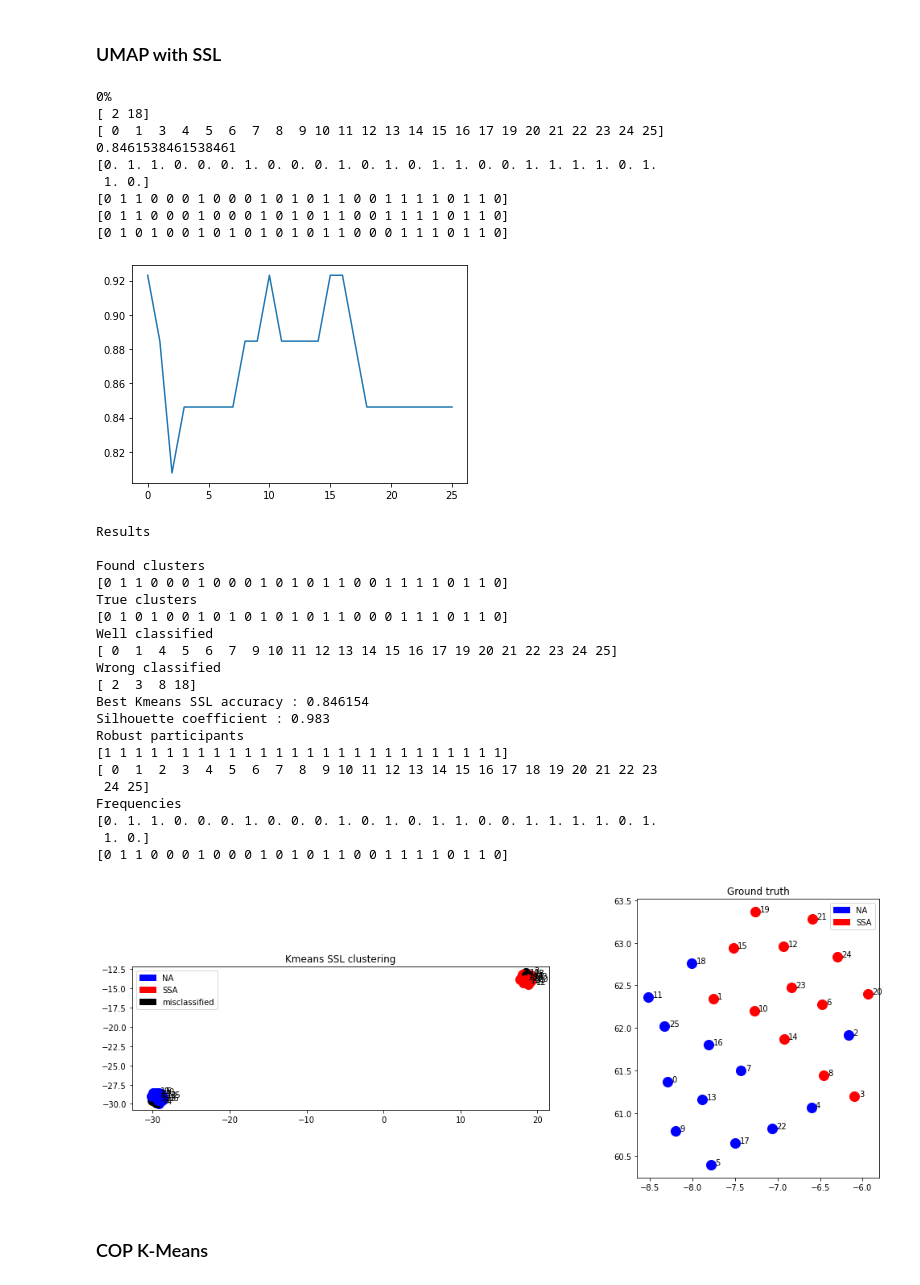
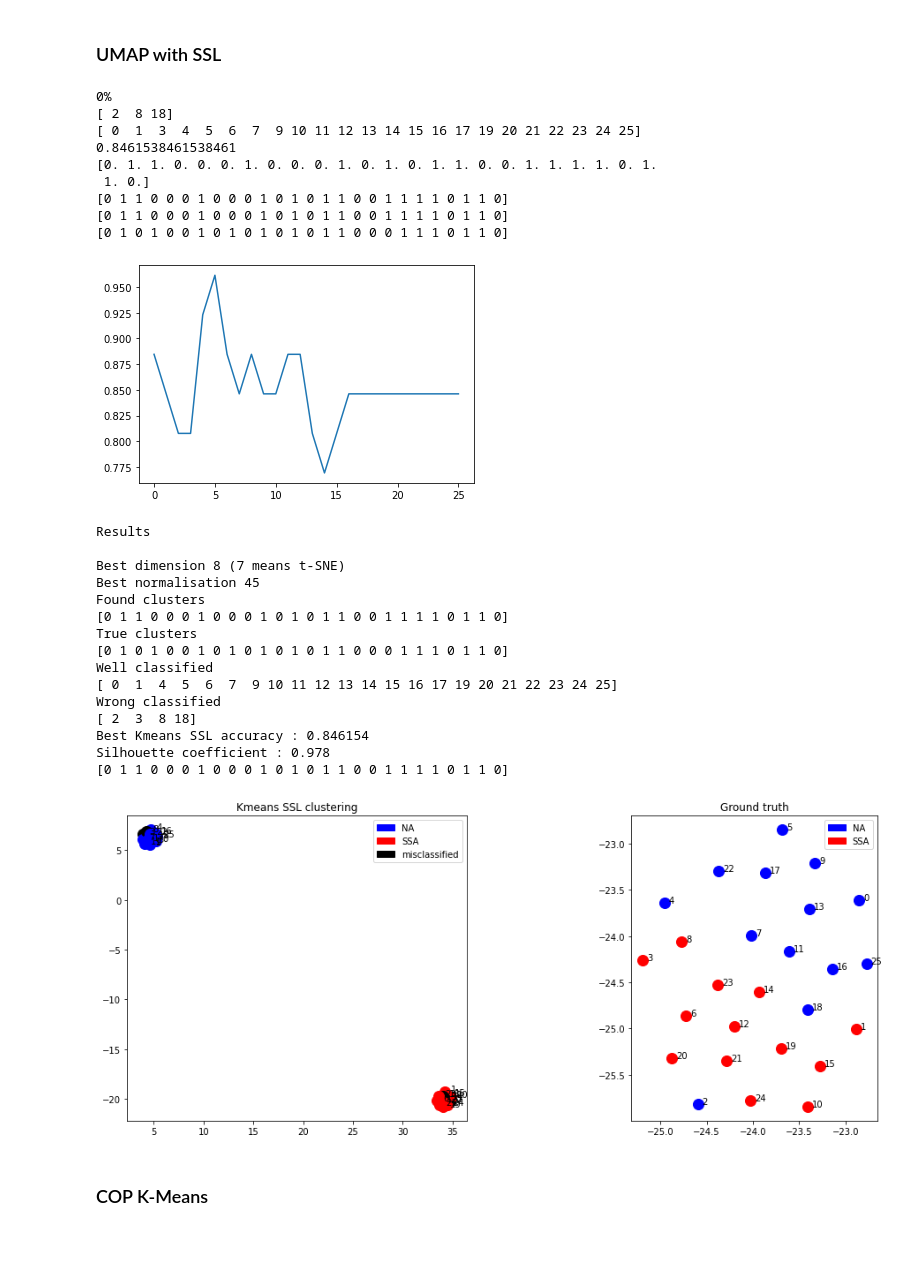
Before and after one commit to alexandremerasli/TFE, a Jupyter notebook: cluster_data.ipynb, the cells around one changed output. Saved outputs shown, nothing was run; the diff lists cells and outputs as text; code cells hidden in the pictures; blank space fills up the shorter version.

```diff
--- a/cluster_data.ipynb
+++ b/cluster_data.ipynb
@@ -1710,7 +1710,7 @@ plotPoints(points,title='UMAP map (normCoef equivalent to keep diagonal)')
 # %% [markdown]
 ### UMAP with SSL
 # %%
-def bestClassified(result,k):
+def bestClassified(result,k,method):
     foundNA = subjects[result.label==0]
     cluster0 = result.best_points[result.label==0]
     center0 = np.mean(cluster0,axis=0)
@@ -1718,12 +1718,31 @@ def bestClassified(result,k):
     cluster1 = result.best_points[result.label==1]
     center1 = np.mean(cluster1,axis=0)
 
-    distArray0 = pairwise_distances(cluster0,np.tile(center0,(cluster0.shape[0],1)))[:,0]
-    distArray1 = pairwise_distances(cluster1,np.tile(center1,(cluster1.shape[0],1)))[:,0]
-    #print(foundNA[kargmin(distArray0, k)])
-    #print(foundSSA[kargmin(distArray1, k)])
+    if (method == 'closest to cluster center'):
+        distArray0 = pairwise_distances(cluster0,np.tile(center0,(cluster0.shape[0],1)))[:,0]
+        distArray1 = pairwise_distances(cluster1,np.tile(center1,(cluster1.shape[0],1)))[:,0]
+        #print(foundNA[kargmin(distArray0, k)])
+        #print(foundSSA[kargmin(distArray1, k)])
 
-    return foundNA[kargmin(distArray0, k)], foundSSA[kargmin(distArray1, k)]
+        return foundNA[kargmin(distArray0, k)], foundSSA[kargmin(distArray1, k)]
+
+    elif (method == 'farthest from other cluster center'):
+        distArray0 = pairwise_distances(cluster0,np.tile(center1,(cluster0.shape[0],1)))[:,0]
+        distArray1 = pairwise_distances(cluster1,np.tile(center0,(cluster1.shape[0],1)))[:,0]
+        #print(foundNA[kargmax(distArray0, k)])
+        #print(foundSSA[kargmax(distArray1, k)])
+
+        return foundNA[kargmax(distArray0, k)], foundSSA[kargmax(distArray1, k)]
+
+    elif (method == 'mixed'):
+        distArray0Center0 = pairwise_distances(cluster0,np.tile(center0,(cluster0.shape[0],1)))[:,0]
+        distArray1Center1 = pairwise_distances(cluster1,np.tile(center1,(cluster1.shape[0],1)))[:,0]
+        distArray0Center1 = pairwise_distances(cluster0,np.tile(center1,(cluster0.shape[0],1)))[:,0]
+        distArray1Center0 = pairwise_distances(cluster1,np.tile(center0,(cluster1.shape[0],1)))[:,0]
+        #print(foundNA[kargmax(distArray0, k)])
+        #print(foundSSA[kargmax(distArray1, k)])
+
+        return foundNA[kargmin(distArray0Center0/distArray0Center1, k)], foundSSA[kargmin(distArray1Center1/distArray1Center0, k)]
 
 def kmax(array, k):
     tmp = np.copy(array)
@@ -1742,6 +1761,10 @@ def kargmin(array, k):
 # %%
 nRun = 1
 from sklearn.cluster import KMeans
+
+#method = 'closest to cluster center'
+method = 'farthest from other cluster center'
+method = 'mixed'
 
 kmeansSSL_result = MapMethodResults("Kmeans SSL",random_init,n_neighbors = 8)
 for i in range(nRun):
@@ -1762,7 +1785,7 @@ for i in range(nRun):
             sslLabel = -1*np.ones(N)
         nb = np.max([np.sum(kmeansSSL_result.label==0),np.sum(kmeansSSL_result.label==1)])
         for k in range(1,nb+1):
-            NAToLabel,SSAToLabel = bestClassified(kmeansSSL_result,k)
+            NAToLabel,SSAToLabel = bestClassified(kmeansSSL_result,k,method)
             if ((np.max(sslLabel[NAToLabel][(k-1)%len(NAToLabel)])!=-1 and np.max(sslLabel[SSAToLabel][(k-1)%len(SSAToLabel)])!=-1)==False):
                 break
         sslLabel[NAToLabel] = 0
@@ -1774,36 +1797,36 @@ for i in range(nRun):
             print(kmeansSSL_result.misClassified)
             print(kmeansSSL_result.wellClassified)
         if (p==N-1):
             print(SemiSLAccuracy[p])
 
     kmeansSSL_result.probaLabel += sslLabel/nRun
     if (nRun == 1):
         plt.plot(SemiSLAccuracy)
 
 print(kmeansSSL_result.probaLabel)
 kmeansSSL_result.label = np.where(kmeansSSL_result.probaLabel<0.5,0,1)
 print(kmeansSSL_result.label)
 
 acc = sum(condition==kmeansSSL_result.label)/N
 if (acc<0.5):
     kmeansSSL_result.label = 1-kmeansSSL_result.label
     kmeansSSL_result.accuracy[0,0] = 1-acc
 else:
     kmeansSSL_result.accuracy[0,0] = acc
 
 print(kmeansSSL_result.label)
 print(condition)
 # %% [output]
 0%
-[ 2 18]
-[ 0  1  3  4  5  6  7  8  9 10 11 12 13 14 15 16 17 19 20 21 22 23 24 25]
+[ 2  8 18]
+[ 0  1  3  4  5  6  7  9 10 11 12 13 14 15 16 17 19 20 21 22 23 24 25]
 0.8461538461538461
 [0. 1. 1. 0. 0. 0. 1. 0. 0. 0. 1. 0. 1. 0. 1. 1. 0. 0. 1. 1. 1. 1. 0. 1.
  1. 0.]
 [0 1 1 0 0 0 1 0 0 0 1 0 1 0 1 1 0 0 1 1 1 1 0 1 1 0]
 [0 1 1 0 0 0 1 0 0 0 1 0 1 0 1 1 0 0 1 1 1 1 0 1 1 0]
 [0 1 0 1 0 0 1 0 1 0 1 0 1 0 1 1 0 0 0 1 1 1 0 1 1 0]
-[figure, old version]
+[figure, new version]
 # %%
 kmeansSSL_result.twoClustersMethodResult()
 
@@ -1817,6 +1840,8 @@ plotPoints(points)
 # %% [output]
 Results
 
+Best dimension 8 (7 means t-SNE)
+Best normalisation 45
 Found clusters
 [0 1 1 0 0 0 1 0 0 0 1 0 1 0 1 1 0 0 1 1 1 1 0 1 1 0]
 True clusters
@@ -1826,16 +1851,9 @@ Well classified
 Wrong classified
 [ 2  3  8 18]
 Best Kmeans SSL accuracy : 0.846154
-Silhouette coefficient : 0.983
-Robust participants
-[1 1 1 1 1 1 1 1 1 1 1 1 1 1 1 1 1 1 1 1 1 1 1 1 1 1]
-[ 0  1  2  3  4  5  6  7  8  9 10 11 12 13 14 15 16 17 18 19 20 21 22 23
- 24 25]
-Frequencies
-[0. 1. 1. 0. 0. 0. 1. 0. 0. 0. 1. 0. 1. 0. 1. 1. 0. 0. 1. 1. 1. 1. 0. 1.
- 1. 0.]
+Silhouette coefficient : 0.978
 [0 1 1 0 0 0 1 0 0 0 1 0 1 0 1 1 0 0 1 1 1 1 0 1 1 0]
-[figure, old version]
+[figure, new version]
 # %% [markdown]
 ### COP K-Means
 # %%
```
Also changed, not shown: parts of 6 cells of this notebook.
